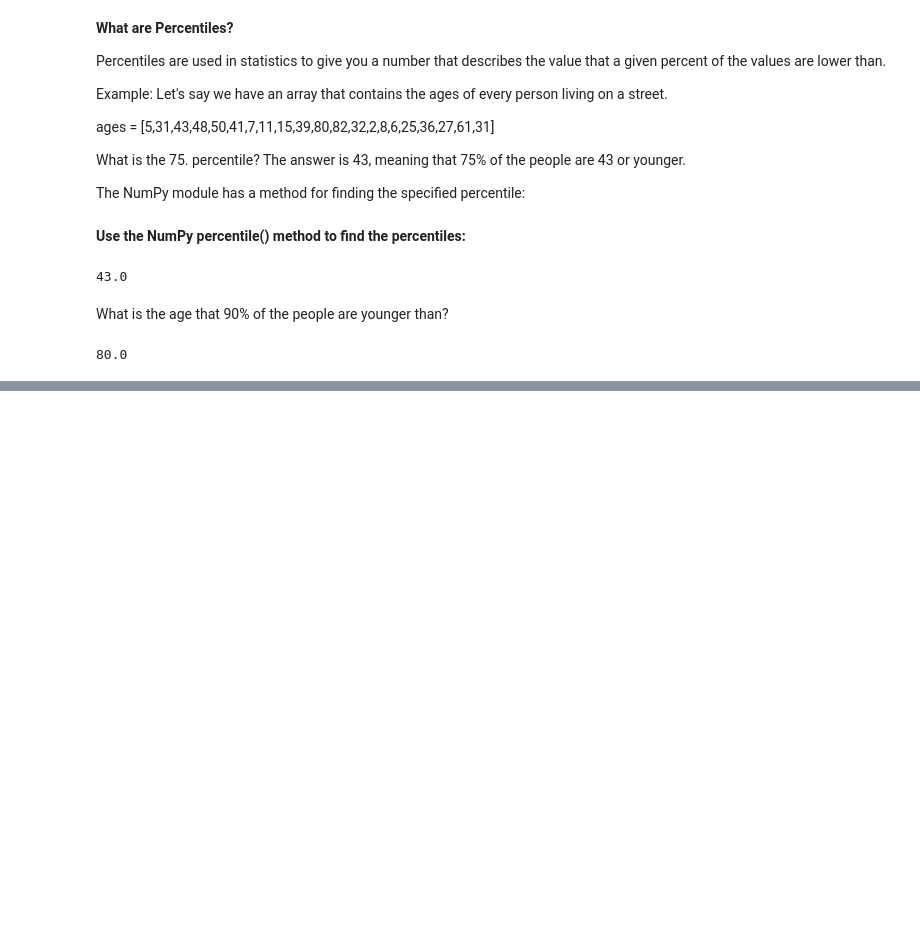
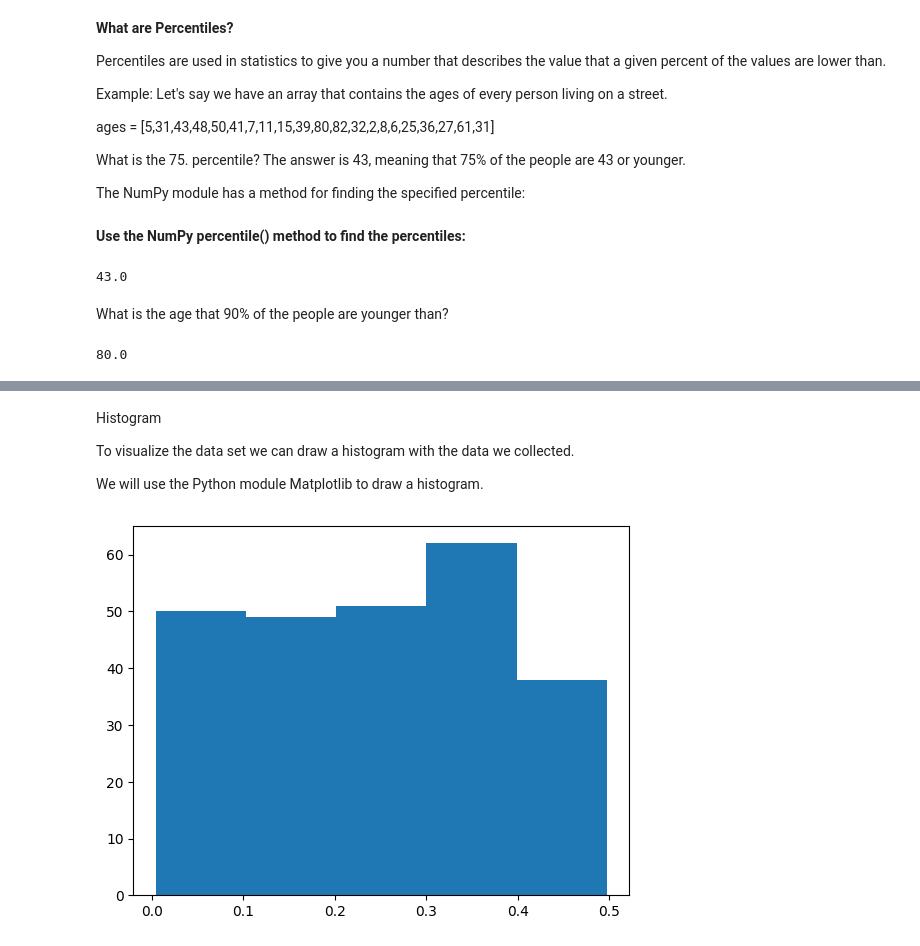
Before and after one commit to payelmiah/Advance-Problem-solving-on-Hackerrank, a Jupyter notebook: Machine_Learning.ipynb, the cells around one changed output, grey strips where cells are left out. Saved outputs shown, nothing was run; the diff lists cells and outputs as text; code cells hidden in the pictures; blank space fills up the shorter version.

Commit message:
Data distribution with big amounts of data

```diff
--- a/Machine_Learning.ipynb
+++ b/Machine_Learning.ipynb
@@ -244,0 +282,14 @@ print(x)
+# %% [markdown]
+Histogram
+
+To visualize the data set we can draw a histogram with the data we collected.
+
+We will use the Python module Matplotlib to draw a histogram.
+# %%
+import numpy as np
+import matplotlib.pyplot as plt
+x=np.random.uniform(0.0,0.5,250)
+plt.hist(x,5)
+plt.show()
+# %% [output]
+[figure, added]
```
Also changed, not shown: parts of 8 cells of this notebook.
